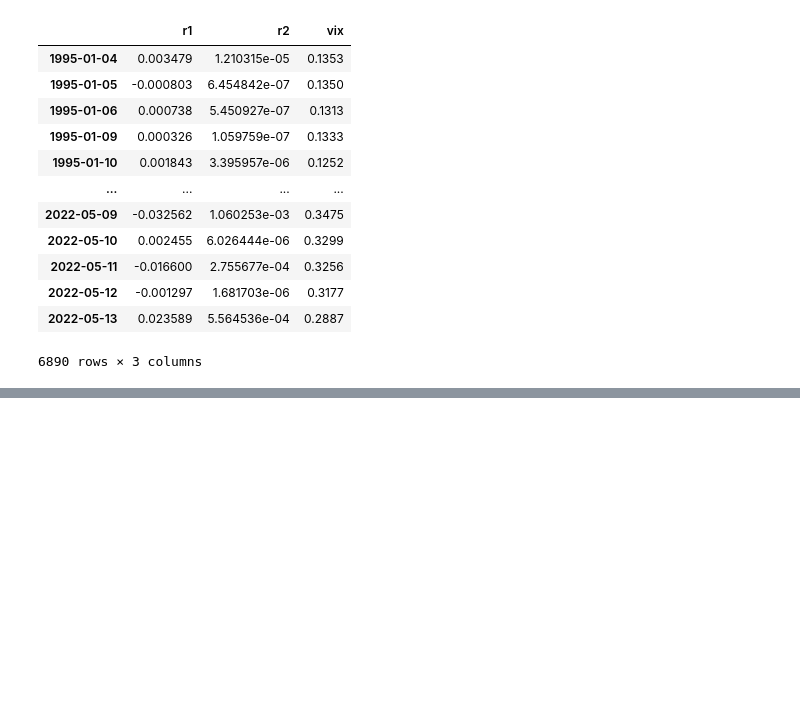
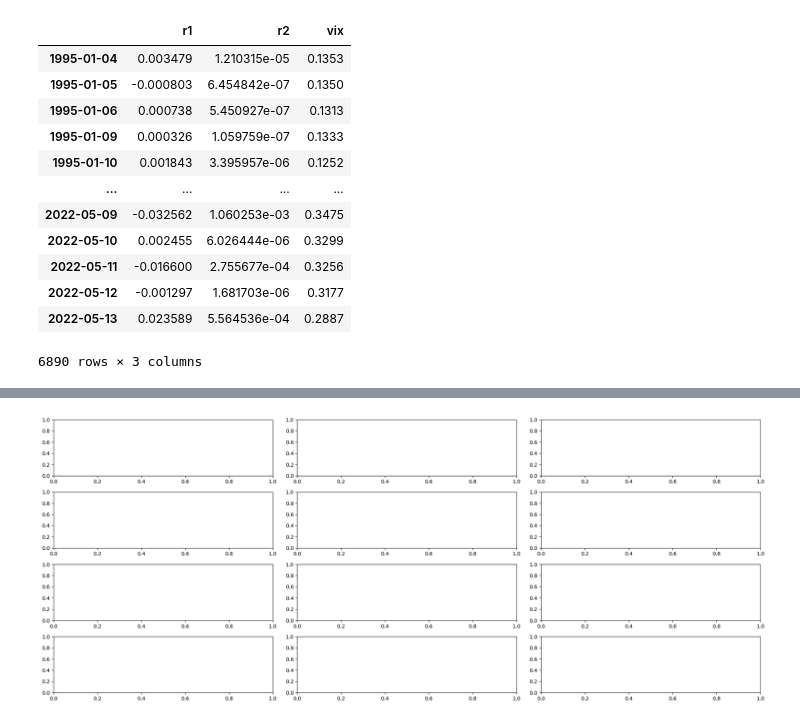
Before and after one commit to luchungi/VolatilityIsMostlyPathDependent, a Jupyter notebook: PDV_plus_MA.ipynb, the cells around one changed output, grey strips where cells are left out. Saved outputs shown, nothing was run; the diff lists cells and outputs as text; code cells hidden in the pictures; blank space fills up the shorter version.

```diff
--- a/PDV_plus_MA.ipynb
+++ b/PDV_plus_MA.ipynb
@@ -285,0 +292,10 @@ df_preds[['vix', 'preds']].plot(figsize=(20, 8))
+# %%
+if use_vix_exog == False:
+    preds = predict(*res.x, full_data, window)
+    df_preds = full_data[window-1:].copy() # remove data used to calculate first PDV prediction
+    df_preds['vix_shift'] = df_preds['vix'].shift(1) # shift use that time t-1 vix is used to predict residual for time t
+    df_preds['preds'] = preds
+    df_preds['residuals'] = df_preds['vix'] - df_preds['preds']
+    df_preds['ratio'] = df_preds['vix'] / df_preds['preds']
+    df_preds['log_ratio'] = np.log(df_preds['ratio'])
+    df_preds
@@ -285,0 +320,7 @@ df_preds[['vix', 'preds']].plot(figsize=(20, 8))
+# %%
+if use_vix_exog == False:
+    fig, ax = plt.subplots(n_sims//3, 3, figsize=(20, 8))
+    for i in range(n_sims//3):
+        for j in range(3):
+            ax[i, j].plot(log_residuals[i*3+j, :]);
+    plt.tight_layout();
@@ -285,0 +334,16 @@ df_preds[['vix', 'preds']].plot(figsize=(20, 8))
+# %%
+preds = predict(*res.x, full_data, window)
+df_preds = full_data[window-1:].copy() # remove data used to calculate first PDV prediction
+df_preds['vix_shift'] = df_preds['vix'].shift(1) # shift use that time t-1 vix is used to predict residual for time t
+df_preds['preds'] = preds
+df_preds['residuals'] = df_preds['vix'] - df_preds['preds']
+df_preds['ratio'] = df_preds['vix'] / df_preds['preds']
+df_preds['log_ratio'] = np.log(df_preds['ratio'])
+df_preds.dropna(inplace=True) # drop the first row because vix_shift is nan
+df_preds.iloc[max_lag:, -1] = np.NaN
+print(f'n_lags: {n_lags}, res_window: {res_window}, max_lag: {max_lag}')
+# df_preds.loc[df_preds.index[max_lag-1]:,:]
+
+# # FOR TESTING CUT DF LENGTH
+# df_preds = df_preds.iloc[:max_lag+20, :]
+# df_preds
@@ -285,0 +407,8 @@ df_preds[['vix', 'preds']].plot(figsize=(20, 8))
+# %%
+fig, ax = plt.subplots(4, 3, figsize=(20, 8))
+for i in range(n_sims//3):
+    for j in range(3):
+        ax[i, j].plot(log_residuals[i*3+j, :]);
+plt.tight_layout();
+# %% [output]
+[figure, added]
```
Also changed, not shown: parts of 33 cells of this notebook, 3 other files.
